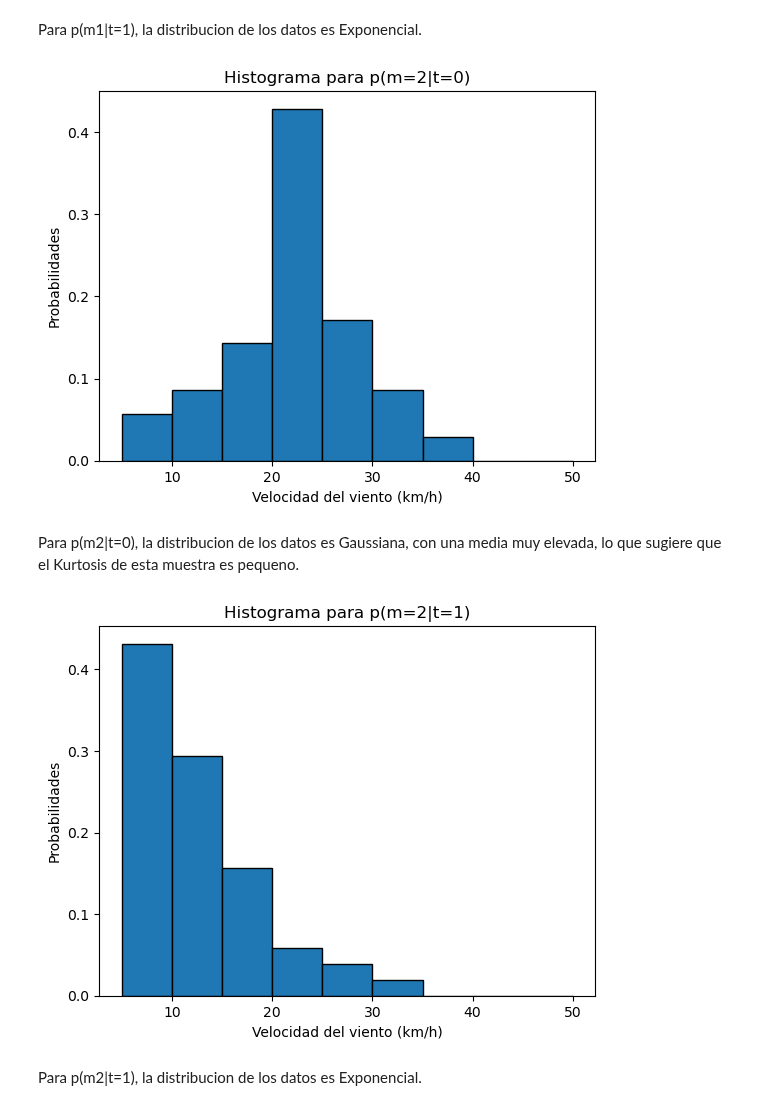
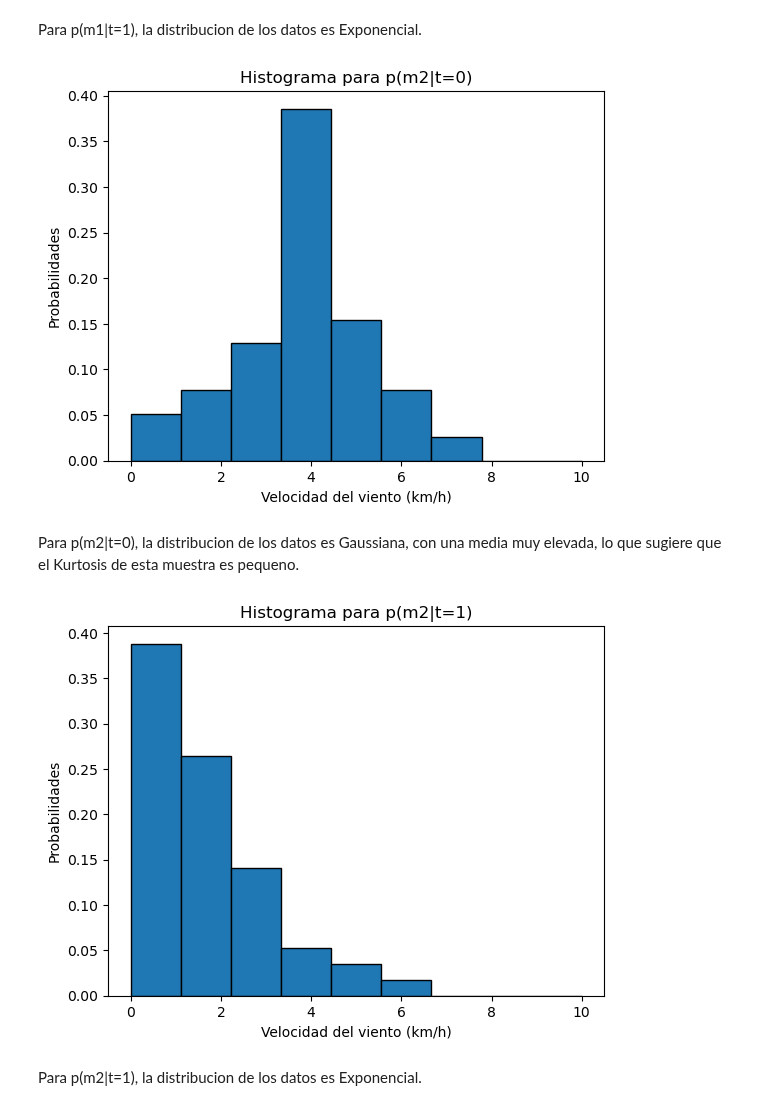
Before and after one commit to YoksanVC/TEC_DataScienceCert, a Jupyter notebook: Module_3_Estadistica_CienciaDatos/Quiz2_Racionar/Quiz2_Racionar_YoksanVarela.ipynb, the cells around one changed output. Cells and saved outputs as stored; diff of their text form; code cells hidden in the pictures.

```diff
--- a/Module_3_Estadistica_CienciaDatos/Quiz2_Racionar/Quiz2_Racionar_YoksanVarela.ipynb
+++ b/Module_3_Estadistica_CienciaDatos/Quiz2_Racionar/Quiz2_Racionar_YoksanVarela.ipynb
@@ -88,10 +36,12 @@ tensor([[0.0571, 0.0857, 0.1429, 0.4286, 0.1714, 0.0857, 0.0286, 0.0000, 0.0000,
 # %%
 # Creando el histograma para p(m1|t=0)
-m1_bins = np.array([400,500,600,700,800,900,1000,1100,1200,1300])
 
-plt.hist(m1_bins, bins=m1_bins, weights=p_m1_t[0,:], edgecolor='black')
+# Acomondando los bines para que empiecen en cero
+bins = np.linspace(0, 10, 10)
+
+plt.hist(bins, bins=bins, weights=P[0,:], density=True, edgecolor='black')
 plt.xlabel('Precipitacion (l/m^2)')
 plt.ylabel('Probabilidades')
-plt.title('Histograma para p(m=1|t=0)')
+plt.title('Histograma para p(m1|t=0)')
 plt.show()
 # %% [output]
@@ -111,26 +61,24 @@ plt.show()
 Para p(m1|t=1), la distribucion de los datos es Exponencial.
 # %%
 # Creando el histograma para p(m2|t=0)
-m2_bins = np.array([5,10,15,20,25,30,35,40,45,50])
-
-plt.hist(m2_bins, bins=m2_bins, weights=p_m2_t[0,:], edgecolor='black')
+plt.hist(bins, bins=bins, weights=V[0,:], density=True, edgecolor='black')
 plt.xlabel('Velocidad del viento (km/h)')
 plt.ylabel('Probabilidades')
-plt.title('Histograma para p(m=2|t=0)')
+plt.title('Histograma para p(m2|t=0)')
 plt.show()
 # %% [output]
-[figure, old version]
+[figure, new version]
 # %% [markdown]
 Para p(m2|t=0), la distribucion de los datos es Gaussiana, con una media muy elevada, lo que sugiere que el Kurtosis de esta muestra es pequeno.
 # %%
 # Creando el histograma para p(m2|t=1)
-plt.hist(m2_bins, bins=m2_bins, weights=p_m2_t[1,:], edgecolor='black')
+plt.hist(bins, bins=bins, weights=V[1,:], density=True, edgecolor='black')
 plt.xlabel('Velocidad del viento (km/h)')
 plt.ylabel('Probabilidades')
-plt.title('Histograma para p(m=2|t=1)')
+plt.title('Histograma para p(m2|t=1)')
 plt.show()
 # %% [output]
-[figure, old version]
+[figure, new version]
 # %% [markdown]
 Para p(m2|t=1), la distribucion de los datos es Exponencial.
 # %% [markdown]
```
Also changed, not shown: parts of 31 cells of this notebook.
